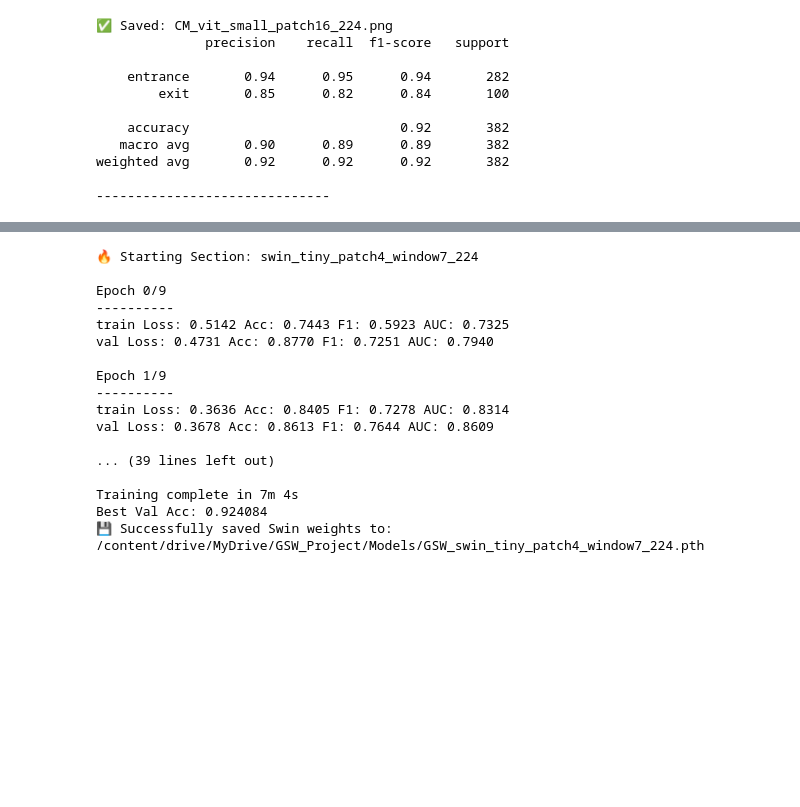
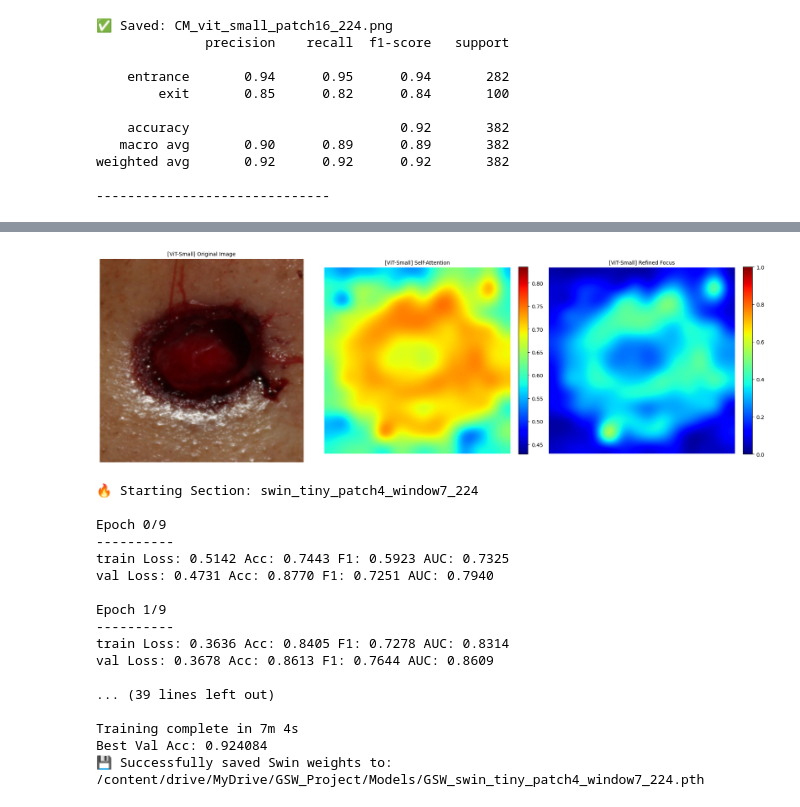
Before and after one commit to coweye1/Gunshot_Wound_Entrance_vs_Exit_ViT_Benchmark, a Jupyter notebook: Gunshot_Wound_Entrance_vs_Exit_ViT_Benchmark.ipynb, the cells around one changed output, grey strips where cells are left out. Saved outputs shown, nothing was run; the diff lists cells and outputs as text; code cells hidden in the pictures; blank space fills up the shorter version.

```diff
--- a/Gunshot_Wound_Entrance_vs_Exit_ViT_Benchmark.ipynb
+++ b/Gunshot_Wound_Entrance_vs_Exit_ViT_Benchmark.ipynb
@@ -336,0 +307,79 @@ run_vit_benchmarking_visualization(eval_model_vit)
+# %%
+# --- Step 6-3: Forensic Interpretability (Attention Mapping) ---
+# Goal: Visualize the diagnostic logic using Self-Attention and Refined focus with Model Labeling.
+
+import glob
+import random
+import torch
+import numpy as np
+import matplotlib.pyplot as plt
+from PIL import Image
+
+def run_vit_dual_visualization_labeled(model, img_path, model_name="ViT-Small"):
+    """
+    Comparison of Simple Self-Attention and Refined Attention with dynamic labeling.
+    """
+    model.eval()
+
+    # 1. Image Preprocessing
+    rgb_img = Image.open(img_path).convert('RGB').resize((224, 224))
+    input_tensor = data_transforms['val'](rgb_img).unsqueeze(0).to(device)
+
+    # 2. Attention Feature Extraction
+    with torch.no_grad():
+        features = model.forward_features(input_tensor)
+        cls_token = features[:, 0, :]
+        patches = features[:, 1:, :]
+
+        # Calculate Cosine Similarity for the final layer attention
+        self_attn = torch.nn.functional.cosine_similarity(cls_token.unsqueeze(1), patches, dim=-1)
+        self_attn = self_attn.reshape(14, 14).cpu().numpy()
+
+    # 3. Triple-Panel Visualization with Dynamic Titles
+    fig, axes = plt.subplots(1, 3, figsize=(18, 6))
+
+    # Panel A: Original Image
+    axes[0].imshow(rgb_img)
+    axes[0].set_title(f"[{model_name}] Original Image", fontsize=10)
+    axes[0].axis('off')
+
+    # Panel B: Self-Attention (Global Context)
+    im1 = axes[1].imshow(self_attn, cmap='jet', interpolation='bicubic')
+    axes[1].set_title(f"[{model_name}] Self-Attention", fontsize=10)
+    axes[1].axis('off')
+    plt.colorbar(im1, ax=axes[1], fraction=0.046, pad=0.04)
+
+    # Panel C: Refined Focus (Forensic Marker)
+    # Applying cubic scaling for contrast enhancement
+    norm_attn = (self_attn - self_attn.min()) / (self_attn.max() - self_attn.min())
+    refined_attn = np.power(norm_attn, 3)
+
+    im2 = axes[2].imshow(refined_attn, cmap='jet', interpolation='bicubic')
+    axes[2].set_title(f"[{model_name}] Refined Focus", fontsize=10)
+    axes[2].axis('off')
+    plt.colorbar(im2, ax=axes[2], fraction=0.046, pad=0.04)
+
+    plt.tight_layout()
+    plt.show()
+
+def run_vit_benchmarking_visualization(model, base_path='/content/dataset/val'):
+    """
+    Core execution function to find a random image and trigger the labeled visualization.
+    """
+    extensions = ['*.jpg', '*.JPG', '*.jpeg', '*.JPEG', '*.png', '*.PNG']
+    all_image_paths = []
+    for ext in extensions:
+        all_image_paths.extend(glob.glob(os.path.join(base_path, '**', ext), recursive=True))
+
+    if all_image_paths:
+        sample_path = random.choice(all_image_paths)
+        print(f"🔬 Analyzing Forensic Evidence: {os.path.basename(sample_path)}")
+
+        # Correctly passing 'model_name' to the updated internal function
+        run_vit_dual_visualization_labeled(model, sample_path, model_name="ViT-Small")
+    else:
+        print("❌ No forensic images found in the specified directory.")
+
+# --- Execution ---
+run_vit_benchmarking_visualization(eval_model_vit)
+# %% [output]
@@ -337,3 +387,4 @@ run_vit_benchmarking_visualization(eval_model_vit)
+[figure, added]
 # %%
 # --- Step 7-1: Swin-Transformer Training & Serialization ---
 # Goal: Train the Swin-tiny model and save weights to the GSW_Project directory.
```
Also changed, not shown: parts of 5 cells of this notebook.
